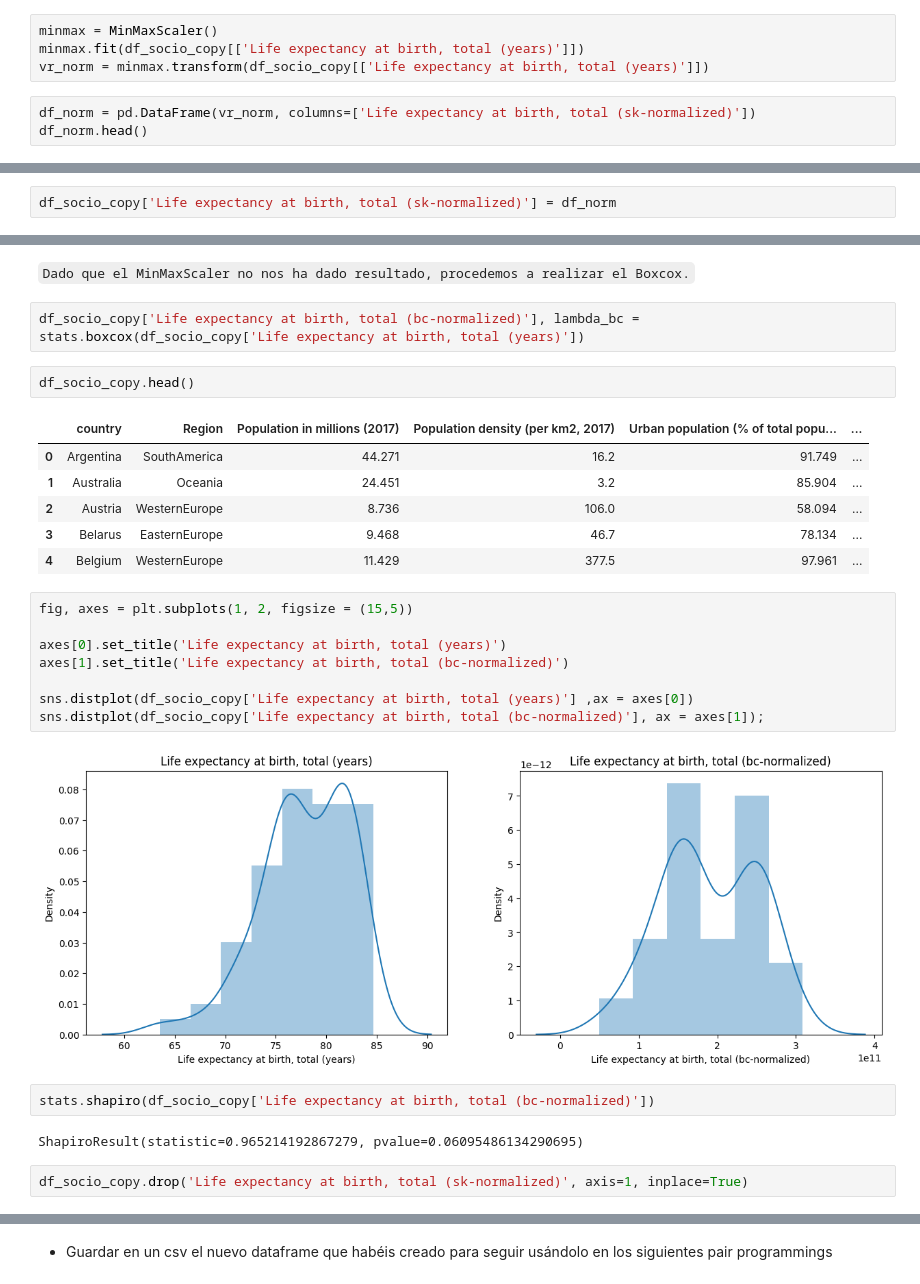
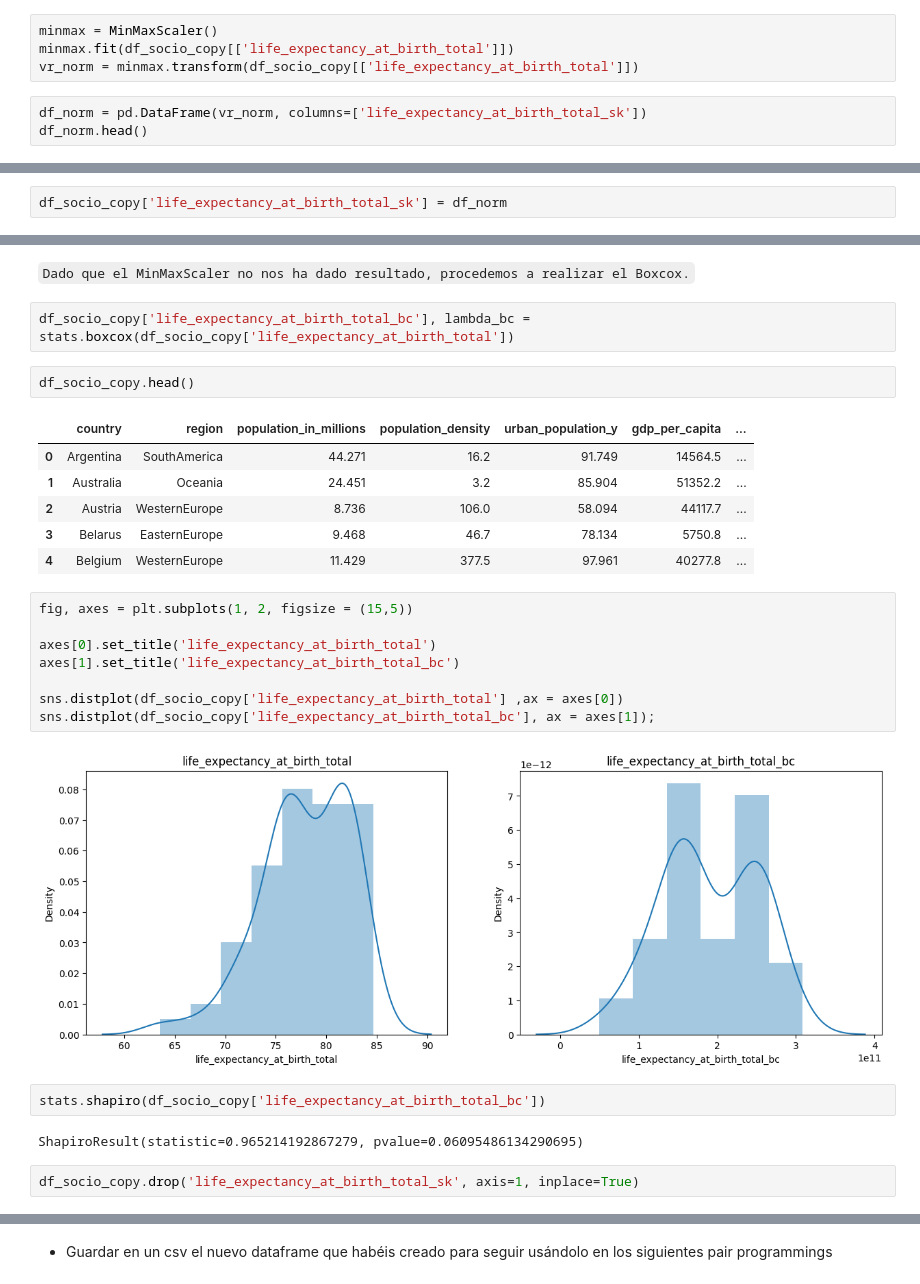
Before and after one commit to Adalab/promo-d-da-modulo3-sprint1-elisa-lidya, a Jupyter notebook: regresion-lineal/5-pair-regresion-lineal-normalizacion.ipynb, the cells around one changed output, grey strips where cells are left out. Drawn from its saved outputs; the diff is of its cells as text.

```diff
--- a/regresion-lineal/5-pair-regresion-lineal-normalizacion.ipynb
+++ b/regresion-lineal/5-pair-regresion-lineal-normalizacion.ipynb
@@ -73,9 +73,9 @@ numericas.head()
 df_socio_copy = df_socio.copy()
 # %%
 minmax = MinMaxScaler()
-minmax.fit(df_socio_copy[['Life expectancy at birth, total (years)']])
-vr_norm = minmax.transform(df_socio_copy[['Life expectancy at birth, total (years)']])
+minmax.fit(df_socio_copy[['life_expectancy_at_birth_total']])
+vr_norm = minmax.transform(df_socio_copy[['life_expectancy_at_birth_total']])
 # %%
-df_norm = pd.DataFrame(vr_norm, columns=['Life expectancy at birth, total (sk-normalized)'])
+df_norm = pd.DataFrame(vr_norm, columns=['life_expectancy_at_birth_total_sk'])
 df_norm.head()
 # %% [output]
@@ -85,8 +85,8 @@ df_norm.head()
 | 2 | 0.856375 |
 | 3 | 0.500947 |
 | 4 | 0.849223 |
-# %%
-df_socio_copy['Life expectancy at birth, total (sk-normalized)'] = df_norm
+# %%
+df_socio_copy['life_expectancy_at_birth_total_sk'] = df_norm
 # %%
 df_socio_copy.head()
 # %% [output]
@@ -113,32 +113,32 @@ ShapiroResult(statistic=0.9383593201637268, pvalue=0.0026618840638548136)
 # %% [markdown]
 `Dado que el MinMaxScaler no nos ha dado resultado, procedemos a realizar el Boxcox.`
-# %%
-df_socio_copy['Life expectancy at birth, total (bc-normalized)'], lambda_bc = stats.boxcox(df_socio_copy['Life expectancy at birth, total (years)'])
+# %%
+df_socio_copy['life_expectancy_at_birth_total_bc'], lambda_bc = stats.boxcox(df_socio_copy['life_expectancy_at_birth_total'])
 # %%
 df_socio_copy.head()
 # %% [output]
-|  | country | Region | Population in millions (2017) | Population density (per km2, 2017) | Urban population (% of total popu... | ... |
-| 0 | Argentina | SouthAmerica | 44.271 | 16.2 | 91.749 | ... |
-| 1 | Australia | Oceania | 24.451 | 3.2 | 85.904 | ... |
-| 2 | Austria | WesternEurope | 8.736 | 106.0 | 58.094 | ... |
-| 3 | Belarus | EasternEurope | 9.468 | 46.7 | 78.134 | ... |
-| 4 | Belgium | WesternEurope | 11.429 | 377.5 | 97.961 | ... |
+|  | country | region | population_in_millions | population_density | urban_population_y | gdp_per_capita | ... |
+| 0 | Argentina | SouthAmerica | 44.271 | 16.2 | 91.749 | 14564.5 | ... |
+| 1 | Australia | Oceania | 24.451 | 3.2 | 85.904 | 51352.2 | ... |
+| 2 | Austria | WesternEurope | 8.736 | 106.0 | 58.094 | 44117.7 | ... |
+| 3 | Belarus | EasternEurope | 9.468 | 46.7 | 78.134 | 5750.8 | ... |
+| 4 | Belgium | WesternEurope | 11.429 | 377.5 | 97.961 | 40277.8 | ... |
 # %%
 fig, axes = plt.subplots(1, 2, figsize = (15,5))
 
-axes[0].set_title('Life expectancy at birth, total (years)')
-axes[1].set_title('Life expectancy at birth, total (bc-normalized)')
+axes[0].set_title('life_expectancy_at_birth_total')
+axes[1].set_title('life_expectancy_at_birth_total_bc')
 
-sns.distplot(df_socio_copy['Life expectancy at birth, total (years)'] ,ax = axes[0])
-sns.distplot(df_socio_copy['Life expectancy at birth, total (bc-normalized)'], ax = axes[1]);
+sns.distplot(df_socio_copy['life_expectancy_at_birth_total'] ,ax = axes[0])
+sns.distplot(df_socio_copy['life_expectancy_at_birth_total_bc'], ax = axes[1]);
 # %% [output]
-[figure, old version]
+[figure, new version]
-# %%
-stats.shapiro(df_socio_copy['Life expectancy at birth, total (bc-normalized)'])
-# %% [output]
-ShapiroResult(statistic=0.965214192867279, pvalue=0.06095486134290695)
+# %%
+stats.shapiro(df_socio_copy['life_expectancy_at_birth_total_bc'])
+# %% [output]
+ShapiroResult(statistic=0.965214192867279, pvalue=0.06095486134290695)
 # %%
-df_socio_copy.drop('Life expectancy at birth, total (sk-normalized)', axis=1, inplace=True)
+df_socio_copy.drop('life_expectancy_at_birth_total_sk', axis=1, inplace=True)
 # %%
 df_socio_copy.head()
 # %% [output]
```
Also changed, not shown: parts of 11 cells of this notebook, 7 other files.
